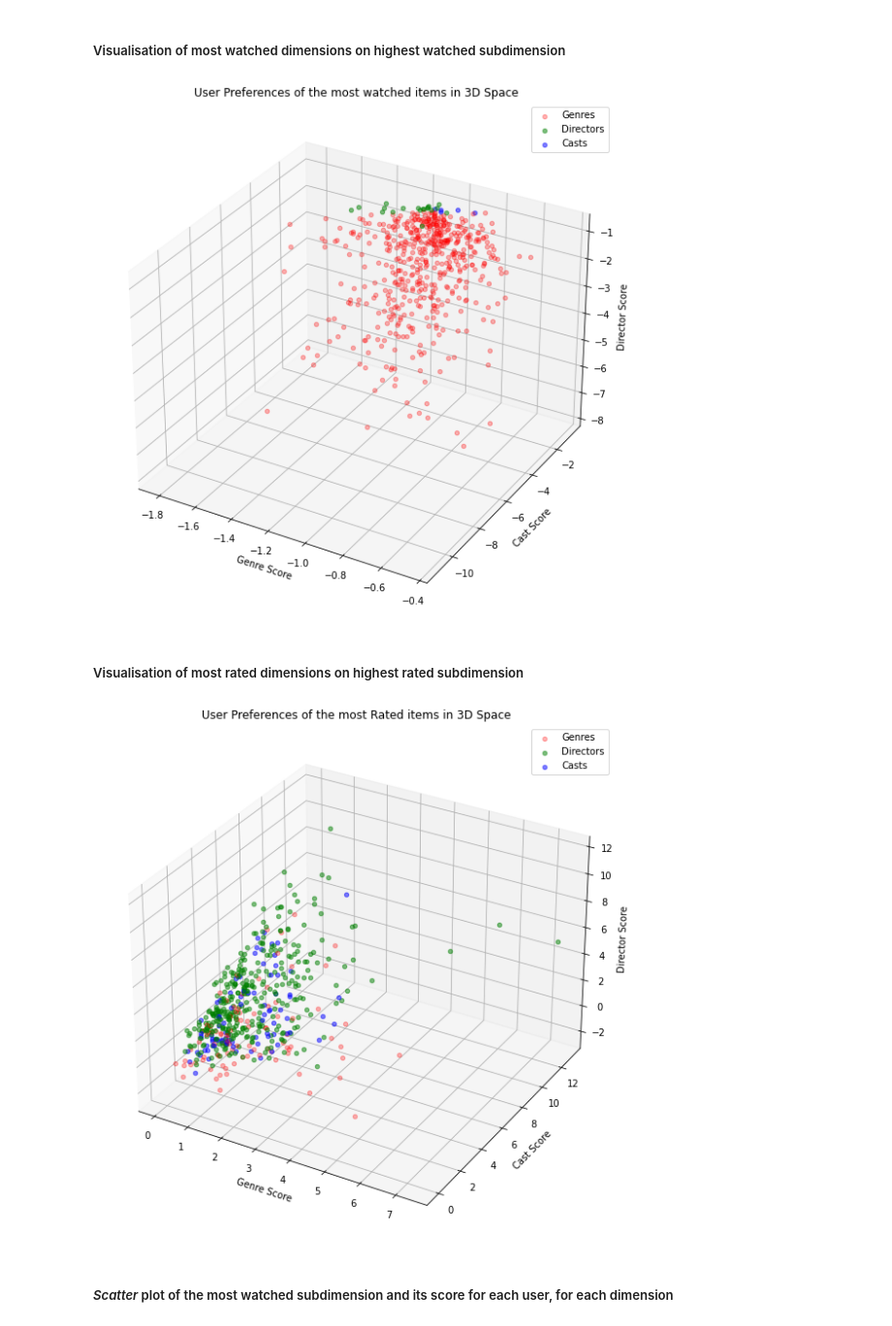
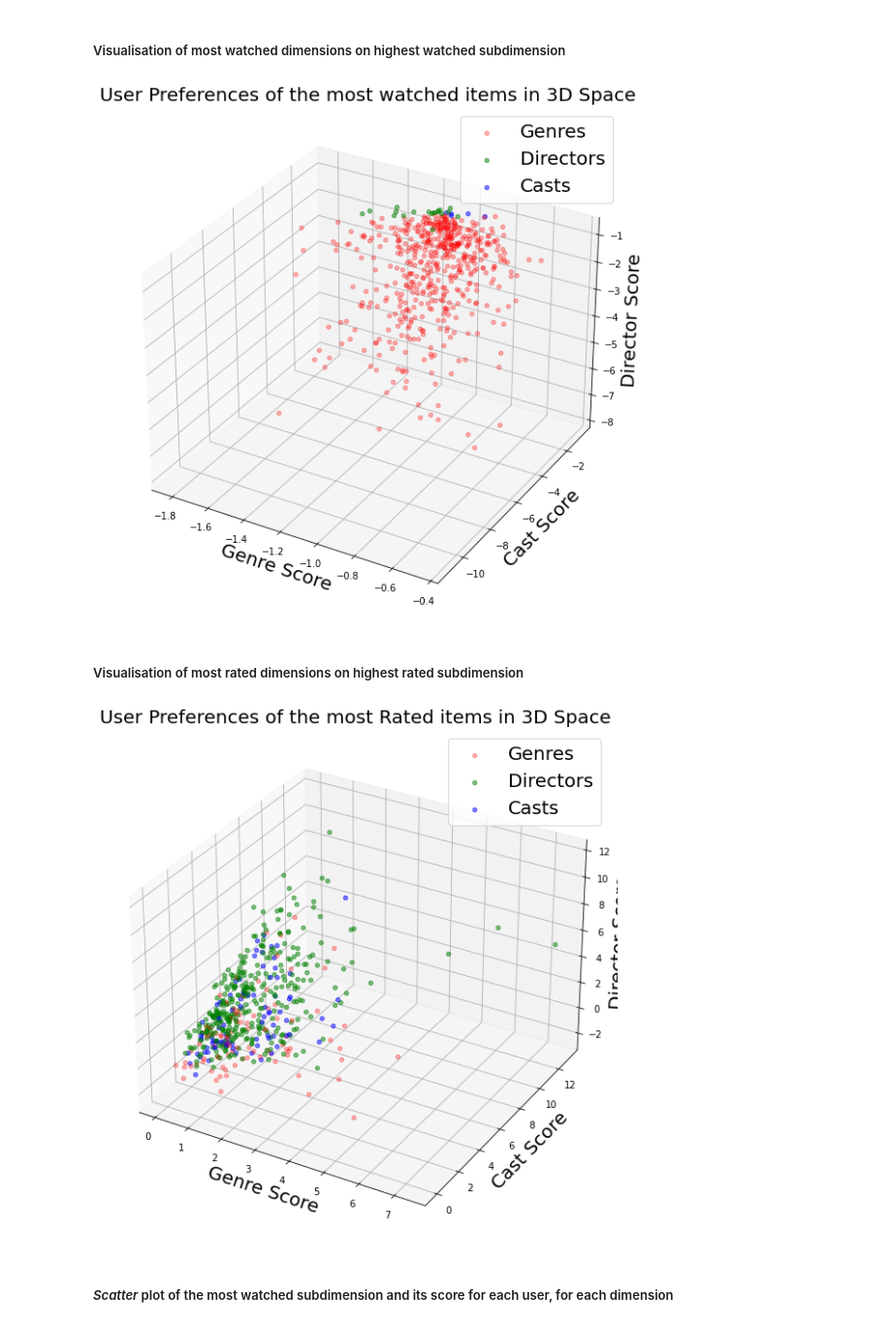
Before and after one commit to pk38/DimensionalBiasDetection, a Jupyter notebook: AlgorithmImplementationFull.ipynb, the cells around one changed output. Shown at 97% size. Saved outputs shown, nothing was run; the diff lists cells and outputs as text; code cells hidden in the pictures.

```diff
--- a/AlgorithmImplementationFull.ipynb
+++ b/AlgorithmImplementationFull.ipynb
@@ -444,9 +444,7 @@ for index, row in result_df.iterrows():
     # rate_bias_score = row['rate_bias_dimension'][1]
     if not (math.isinf(genre_score)) and \
    not (math.isinf(cast_score)) and \
-   not (math.isinf(director_score)) and \
-   not (math.isinf(watch_bias_score)) and \
-   not (math.isinf(rate_bias_score)):
+   not (math.isinf(director_score)) :
 
       # plot the point
       if row['watch_bias_dimension'][0] == 'genres':
@@ -460,17 +458,17 @@ for index, row in result_df.iterrows():
       # ax.text(genre_score, cast_score, director_score, row['userId'], color='black')
 
 # set the labels and title
-ax.set_xlabel('Genre Score')
-ax.set_ylabel('Cast Score')
-ax.set_zlabel('Director Score')
-ax.set_title('User Preferences of the most watched items in 3D Space')
+ax.set_xlabel('Genre Score', fontsize=20)
+ax.set_ylabel('Cast Score', fontsize=20)
+ax.set_zlabel('Director Score', fontsize=20)
+ax.set_title('User Preferences of the most watched items in 3D Space', fontsize=20)
 
 # add the legend
-ax.legend(handles = [genre_plot, dir_plot, cast_plot], labels=['Genres', 'Directors', 'Casts'])
+ax.legend(handles = [genre_plot, dir_plot, cast_plot], labels=['Genres', 'Directors', 'Casts'], fontsize=20)
 
 plt.show()
 # %% [output]
-[figure, old version]
+[figure, new version]
 # %% [markdown]
 ##### Visualisation of most rated dimensions on highest rated subdimension
 # %%
@@ -482,42 +480,40 @@ ax = fig.add_subplot(111, projection='3d')
 # red_plot = ax.scatter([], [], [], color='red', marker='o', alpha = 0.3, label='Genres')
 # blue_plot = ax.scatter([], [], [], color='blue', marker='o', alpha = 0.5, label='Cast')
 # green_plot = ax.scatter([], [], [], color='green', marker='o', alpha = 0.5, label='Directors')
 # loop over each row in the result dataframe
 for index, row in result_df.iterrows():
     genre_score = row['genresRateBias'][1]
     cast_score = row['CastRateBias'][1]
     director_score = row['DirectorsRateBias'][1]
     # watch_bias_score = row['rate_bias_dimension'][1]
     # rate_bias_score = row['rate_bias_dimension'][1]
     if not (math.isinf(genre_score)) and \
    not (math.isinf(cast_score)) and \
-   not (math.isinf(director_score)) and \
-   not (math.isinf(watch_bias_score)) and \
-   not (math.isinf(rate_bias_score)):
+   not (math.isinf(director_score)):
 
       # plot the point
       if row['rate_bias_dimension'][0] == 'genres':
           genre_plot = ax.scatter(genre_score, cast_score, director_score, color='red', marker='o', alpha = 0.3)
       elif row['rate_bias_dimension'][0] == 'Cast':
           cast_plot = ax.scatter(genre_score, cast_score, director_score, color='blue', marker='o', alpha = 0.5)
       else:
           dir_plot = ax.scatter(genre_score, cast_score, director_score, color='green', marker='o', alpha = 0.5)
 
       # annotate the point with the user ID
       # ax.text(genre_score, cast_score, director_score, row['userId'], color='black')
 
 # set the labels and title
-ax.set_xlabel('Genre Score')
-ax.set_ylabel('Cast Score')
-ax.set_zlabel('Director Score')
-ax.set_title('User Preferences of the most Rated items in 3D Space')
+ax.set_xlabel('Genre Score', fontsize=20)
+ax.set_ylabel('Cast Score', fontsize=20)
+ax.set_zlabel('Director Score', fontsize=20)
+ax.set_title('User Preferences of the most Rated items in 3D Space', fontsize=20)
 
 # add the legend
-ax.legend(handles = [genre_plot, dir_plot, cast_plot], labels=['Genres', 'Directors', 'Casts'])
+ax.legend(handles = [genre_plot, dir_plot, cast_plot], labels=['Genres', 'Directors', 'Casts'], fontsize=20)
 
 plt.show()
 # %% [output]
-[figure, old version]
+[figure, new version]
 # %% [markdown]
 ##### *Scatter* plot of the most watched subdimension and its score for each user, for each dimension
 # %%
```
Also changed, not shown: parts of 6 cells of this notebook.
